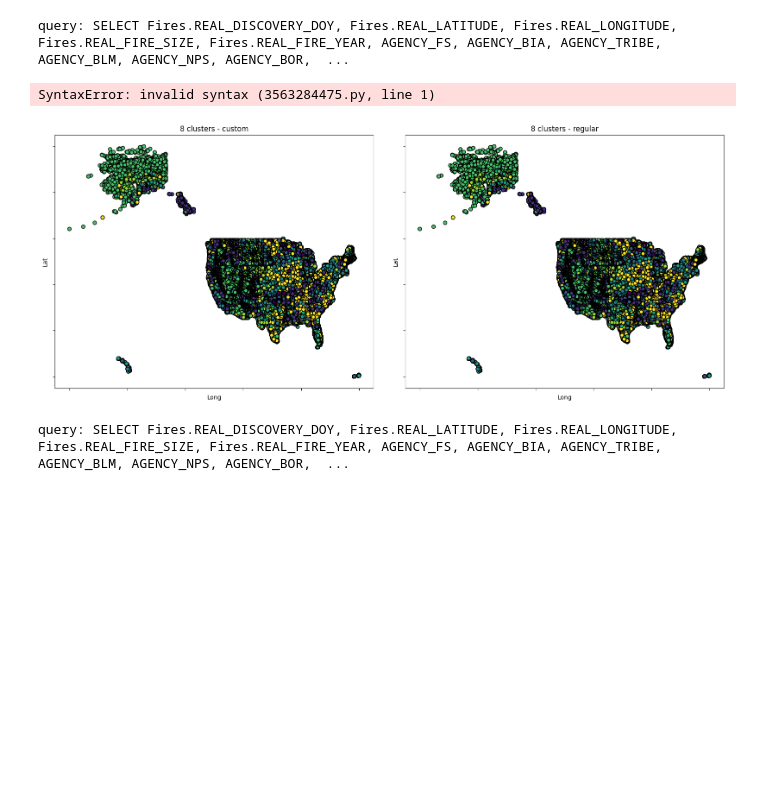
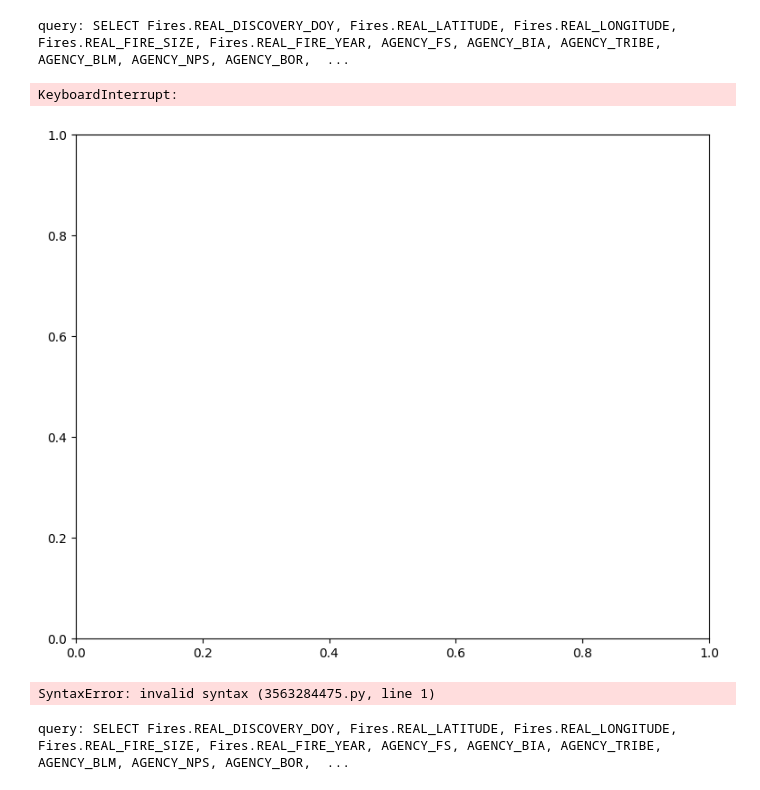
Before and after one commit to hwbit/comp4710-g1, a Jupyter notebook: analysis_notebook.ipynb, the cells around one changed output. Saved outputs shown, nothing was run; the diff lists cells and outputs as text; code cells hidden in the pictures; blank space fills up the shorter version.

```diff
--- a/analysis_notebook.ipynb
+++ b/analysis_notebook.ipynb
@@ -147,21 +147,22 @@ def query_db(include_weights=False):
 data, cleaned_data, column_headers = query_db(False)
 # %% [output]
 query: SELECT Fires.REAL_DISCOVERY_DOY, Fires.REAL_LATITUDE, Fires.REAL_LONGITUDE, Fires.REAL_FIRE_SIZE, Fires.REAL_FIRE_YEAR, AGENCY_FS, AGENCY_BIA, AGENCY_TRIBE, AGENCY_BLM, AGENCY_NPS, AGENCY_BOR,  ...
+# %%
+# Henry Code Usage
+import read
+
+#data, cleaned_data, column_headers = query_db(False)
+read.do_kmean(data, cleaned_data, column_headers, "Un_Weighted Query")
+#print(read.MODIFIED_DB)
+# %% [output]
+KeyboardInterrupt:
+[figure, new version]
 # %%
 DONT RUN CODE BELOW THIS FOR STADARD RUNS
 # %% [output]
 SyntaxError: invalid syntax (3563284475.py, line 1)
 # %%
 THE REST OF THIS WAS PERSONAL WORK
-# %%
-# Henry Code Usage
-import read
-
-#data, cleaned_data, column_headers = query_db(False)
-read.do_kmean(data, cleaned_data, column_headers, "Weighted Query")
-#print(read.MODIFIED_DB)
-# %% [output]
-[figure, old version]
 # %%
 # DO K-means for weighted and non-weighted data
 
```
